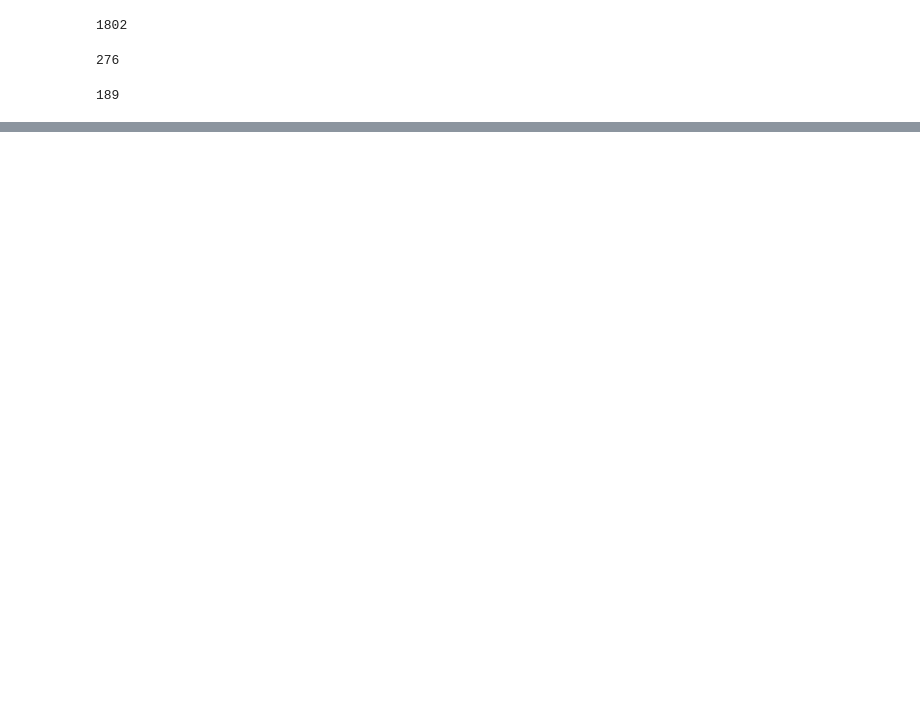
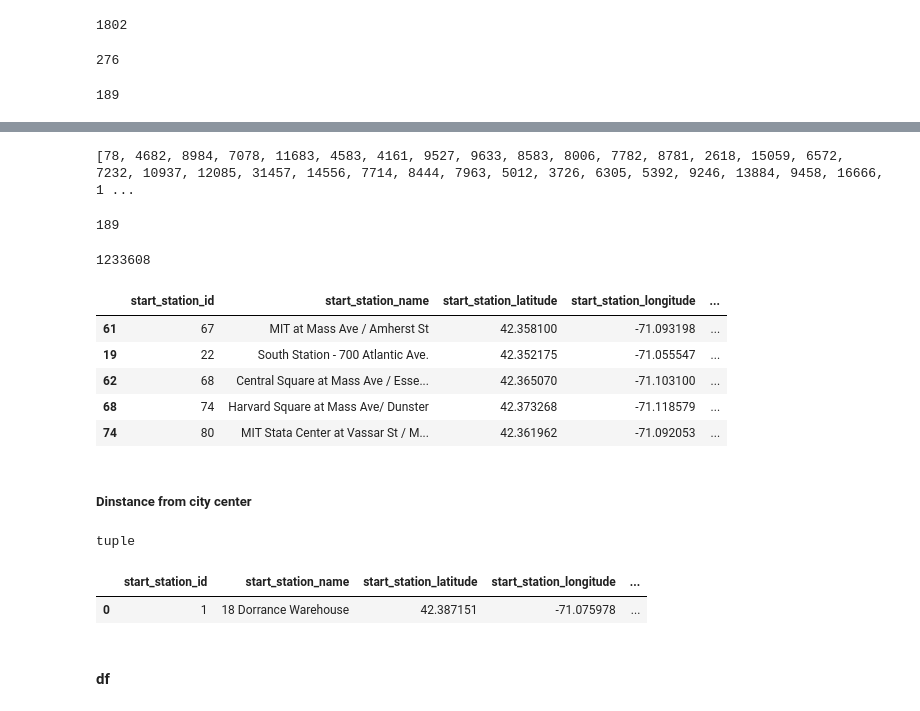
Before and after one commit to renefreitag/Data_Vipers, a Jupyter notebook: CBA/OMNI_BOOK.ipynb, the cells around one changed output, grey strips where cells are left out. Saved outputs shown, nothing was run; the diff lists cells and outputs as text; code cells hidden in the pictures; blank space fills up the shorter version.

```diff
--- a/CBA/OMNI_BOOK.ipynb
+++ b/CBA/OMNI_BOOK.ipynb
@@ -172,0 +265,34 @@ df["end_coordinates2"] = list(zip(df["end_lat"],df["end_long"]))
+# %%
+DasDingo = []
+# %%
+for i in df_stations.start_station_id:
+    dingo = (df.where(lambda x: (x.start_station_id == i), axis = 0))
+    DasDingo.append(len(df) - dingo['start_station_id'].isnull().sum())
+# %%
+print(DasDingo)
+# %% [output]
+[78, 4682, 8984, 7078, 11683, 4583, 4161, 9527, 9633, 8583, 8006, 7782, 8781, 2618, 15059, 6572, 7232, 10937, 12085, 31457, 14556, 7714, 8444, 7963, 5012, 3726, 6305, 5392, 9246, 13884, 9458, 16666, 1 ...
+# %%
+len(DasDingo)
+# %% [output]
+189
+# %%
+df_stations['amout_of_trips_per_station'] = DasDingo #### .............!!!!!!!!!!!!!!!!!!!!
+# df_stations['amout_of_trips_per_station'] = pd.DataFrame (DasDingo, columns = ['amout_of_trips_per_station'])
+# %%
+sum(df_stations['amout_of_trips_per_station'])
+# %% [output]
+1233608
+# %%
+df_stations.sort_values(['amout_of_trips_per_station'],axis=0, ascending=False,inplace=True,na_position='first')
+# %%
+df_stations.head(5)
+# %% [output]
+|  | start_station_id | start_station_name | start_station_latitude | start_station_longitude | ... |
+| 61 | 67 | MIT at Mass Ave / Amherst St | 42.358100 | -71.093198 | ... |
+| 19 | 22 | South Station - 700 Atlantic Ave. | 42.352175 | -71.055547 | ... |
+| 62 | 68 | Central Square at Mass Ave / Esse... | 42.365070 | -71.103100 | ... |
+| 68 | 74 | Harvard Square at Mass Ave/ Dunster | 42.373268 | -71.118579 | ... |
+| 74 | 80 | MIT Stata Center at Vassar St / M... | 42.361962 | -71.092053 | ... |
+# %% [markdown]
+##### Dinstance from city center
@@ -172,0 +301,5 @@ df["end_coordinates2"] = list(zip(df["end_lat"],df["end_long"]))
+# %%
+center_point = (42.36041042227672,-71.05799197093351)
+type(center_point)
+# %% [output]
+tuple
@@ -172,0 +311,8 @@ df["end_coordinates2"] = list(zip(df["end_lat"],df["end_long"]))
+# %%
+df_stations.sort_index(inplace=True)
+df_stations.head(1)
+# %% [output]
+|  | start_station_id | start_station_name | start_station_latitude | start_station_longitude | ... |
+| 0 | 1 | 18 Dorrance Warehouse | 42.387151 | -71.075978 | ... |
+# %% [markdown]
+#### df
```
Also changed, not shown: parts of 87 cells of this notebook, 1 other file.
